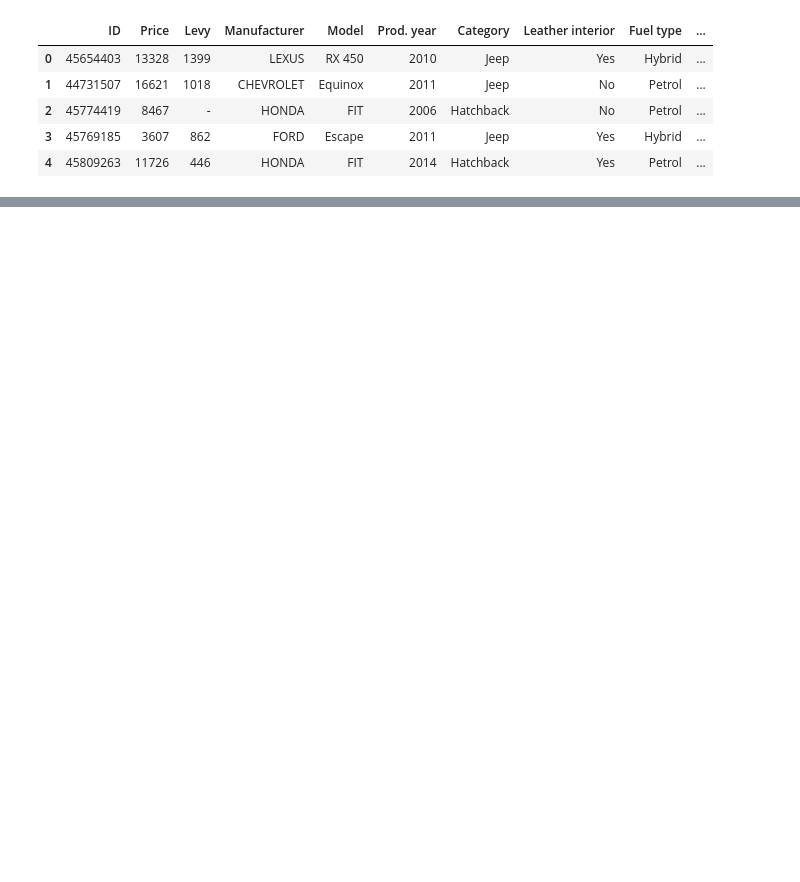
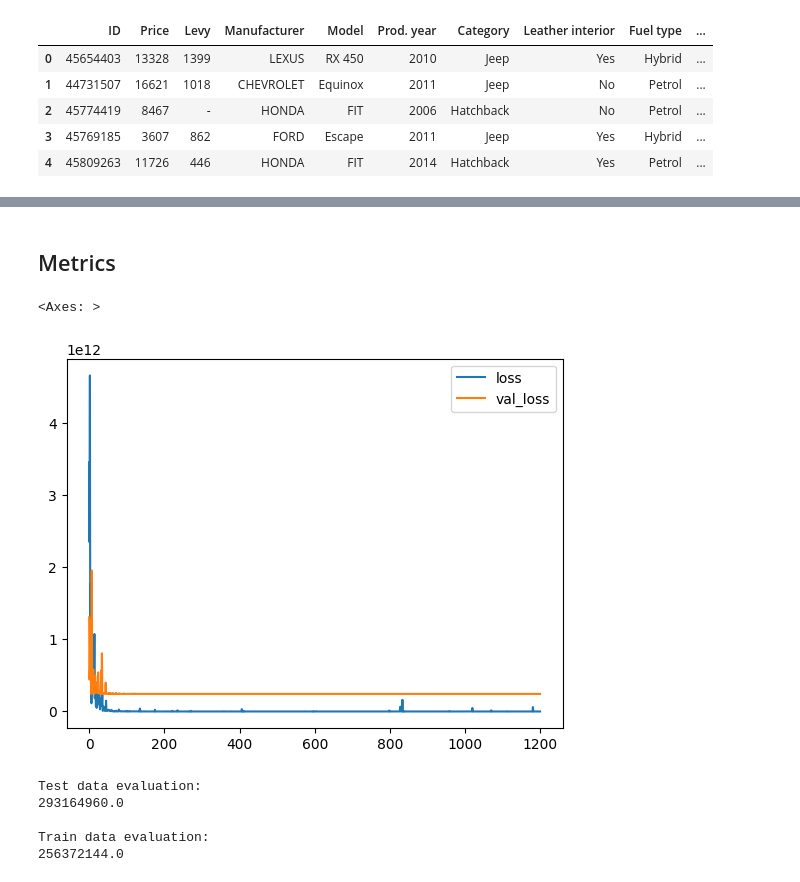
Before and after one commit to KirSobolev/Deep-Learning, a Jupyter notebook: ex1/ex1.ipynb, the cells around one changed output, grey strips where cells are left out. Cells and saved outputs as stored; diff of their text form; code cells hidden in the pictures; blank space fills up the shorter version.

Commit message:
Data preprossing

```diff
--- a/ex1/ex1.ipynb
+++ b/ex1/ex1.ipynb
@@ -31,0 +456,20 @@ Error:
+# %%
+model = keras.Sequential(
+    [
+        #layers.BatchNormalization(input_shape=(len(X.columns),)),
+        layers.Dense(64, activation="relu", input_shape=(len(X.columns),)),
+        layers.Dropout(rate=0.1),
+        layers.Dense(40, activation="relu"),
+        layers.Dense(28, activation="relu"),
+        layers.Dense(1)
+    ]
+)
+
+# optimal learning rate from keras tuner
+optimal_lr = 0.00035130677235196815
+
+# select the optimizer and loss function
+# you can try rmsprop also as optimizer, or stochastic gradient descent
+model.compile(optimizer=keras.optimizers.Adam(learning_rate=optimal_lr), loss='mse')
+# print out the summary of your model
+model.summary()
@@ -31,0 +494,2 @@ Error:
+# %%
+model.fit(x=X_train, y=y_train, epochs=1200, validation_data=(X_val, y_val))
@@ -31,0 +515,44 @@ Error:
+# %% [markdown]
+<h2>Metrics</h2>
+# %%
+# try to look if the model is actually training
+# => the error is going downwards
+# if using validation data, you get two lines
+# in this case, see if the lines follow a similar trend
+# (they don't always overlap with complex data, the trend is more important)
+loss_df = pd.DataFrame(model.history.history)
+loss_df.plot()
+
+# other notes:
+# if your validation loss is fluctuating a lot, the test data set
+# might not be a good sample / representation of the whole dataset
+# try to get more data or try shuffling the dataset for a better sample
+# if your validation loss FLUCTUATES EXTREMELY: remember to create
+# the neural network again completely (Sequential etc.), otherwise you might fit your
+# model to your previous model version weights
+
+# we'll also study later methods on how to select the best epoch from
+# the training history
+
+# a common reason why a numeric neural network for regression might overfit
+# is that you might have too many variables but too little data
+# %% [output]
+<Axes: >
+[figure, added]
+# %%
+# compare test error values to training error values
+# the model is often good when these error values are similar
+# even if you training metrics above didn't overlap
+# you might still get very close values in evaluation => more important
+
+# compare the final model loss/evaluation values
+print("Test data evaluation:")
+print(model.evaluate(X_test, y_test, verbose=0))
+print("\nTrain data evaluation:")
+print(model.evaluate(X_train, y_train, verbose=0))
+# %% [output]
+Test data evaluation:
+293164960.0
+
+Train data evaluation:
+256372144.0
```
Also changed, not shown: parts of 60 cells of this notebook, 18 other files.
